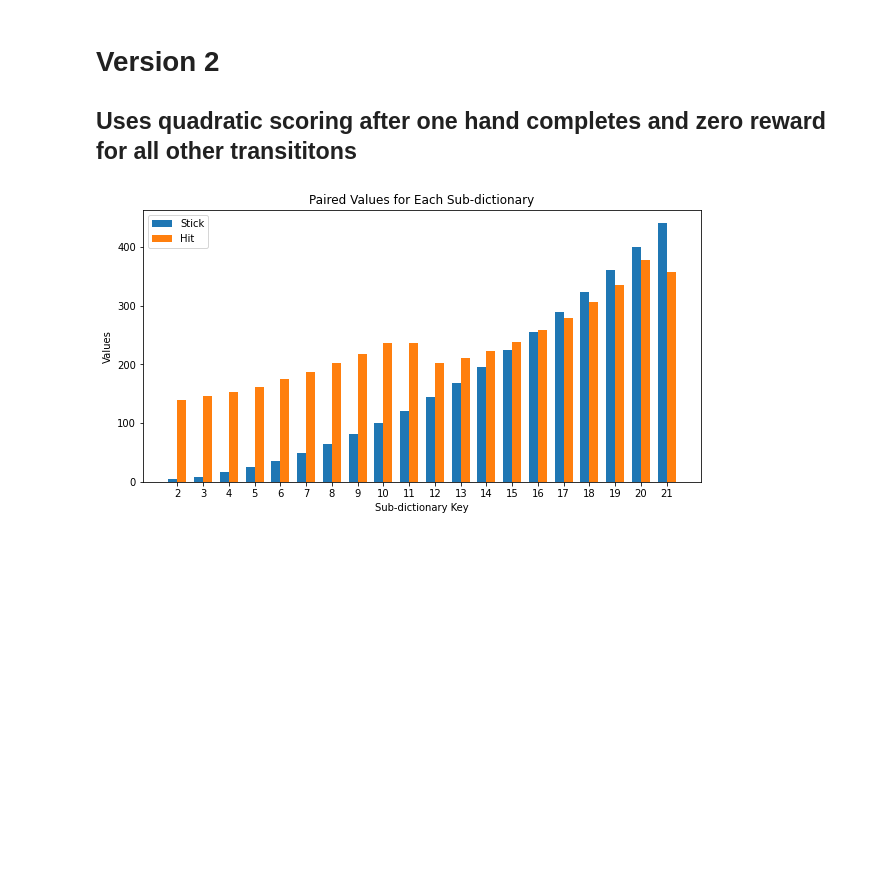
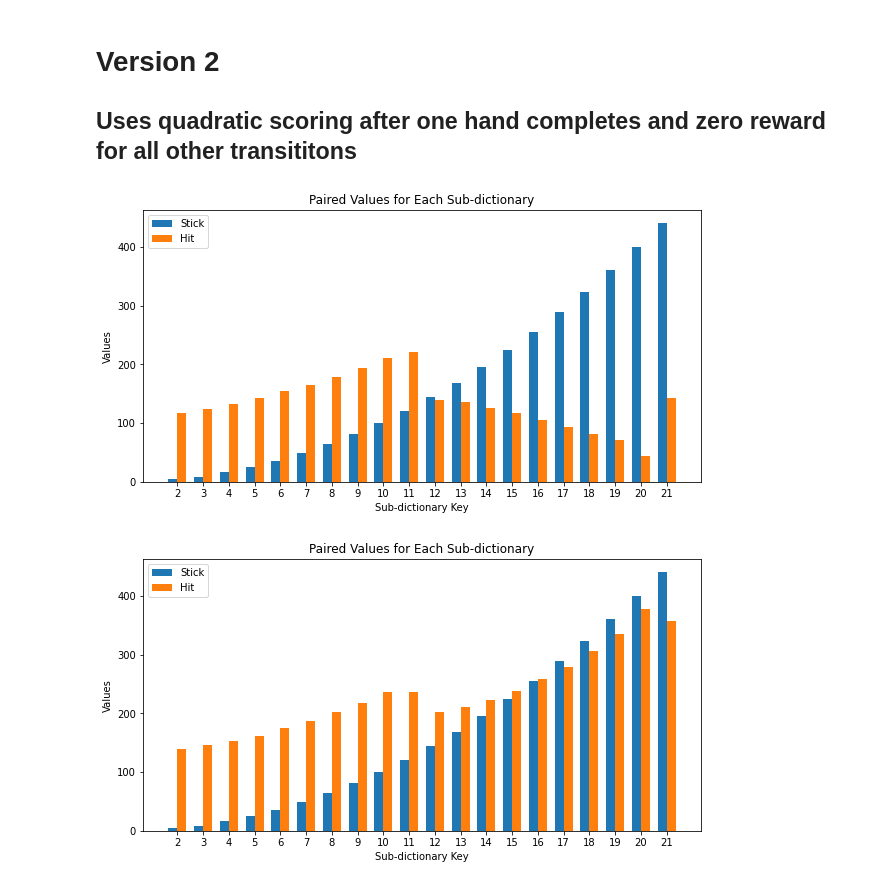
Before and after one commit to artemi8/RL-black-jack, a Jupyter notebook: Black-Jack-Monte-Carlo-ES-InfiniteDeck.ipynb, the cells around one changed output. Drawn from its saved outputs; the diff is of its cells as text; code cells hidden in the pictures; blank space fills up the shorter version.

```diff
--- a/Black-Jack-Monte-Carlo-ES-InfiniteDeck.ipynb
+++ b/Black-Jack-Monte-Carlo-ES-InfiniteDeck.ipynb
@@ -113,7 +113,7 @@ env = BlackJackStylised()
 # %%
 init_config= {'init_state_action_val': 0,
               'epsilon' : 0.25,
-              'gamma' : 0.75}
+              'gamma' : 0.80}
 agent_v1 = MonteCarloES(states=list(range(2, 22)), actions=[0, 1],
                         init_config=init_config)
 # %% [markdown]
@@ -182,6 +182,10 @@ if not hand_complete:
         agent_v1.policy_evaluation(episode)
         # episodes.append(episode)
         cards, curr_sum, usable_ace, hand_complete = env.reset_init()
+# %%
+plot_Q_values(agent_v1.Q)
+# %% [output]
+[figure, added]
 # %%
 plot_Q_values(agent_v1.Q)
 # %% [output]
```
Also changed, not shown: parts of 1 cell of this notebook, 2 other files.
